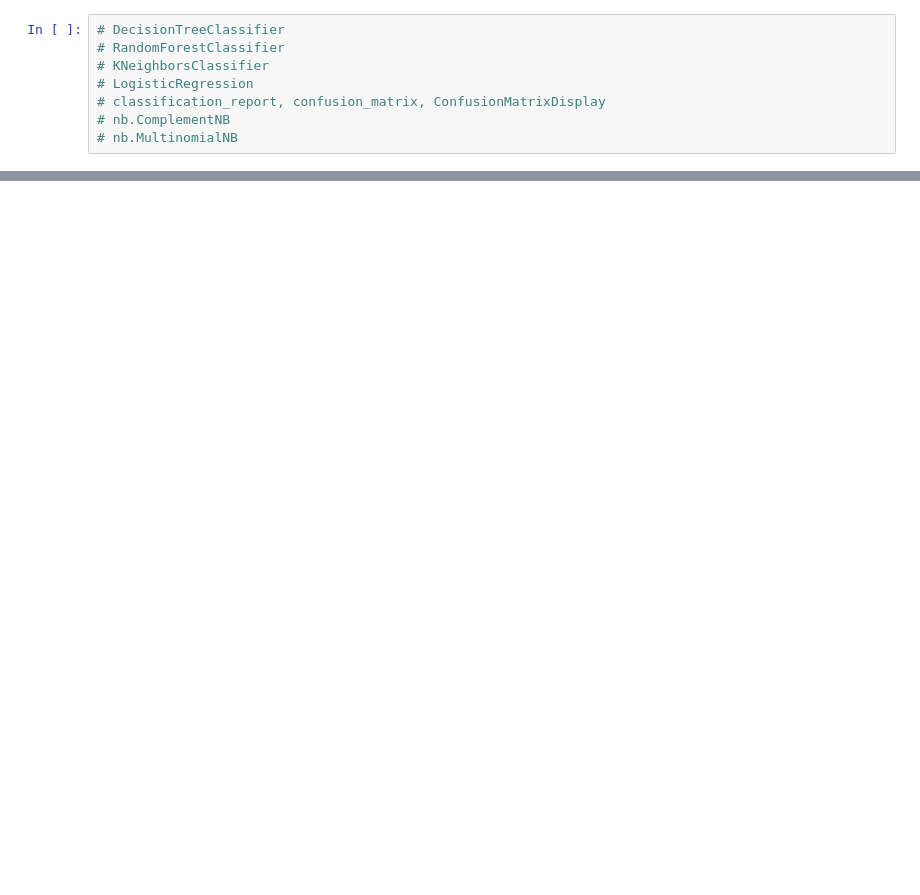
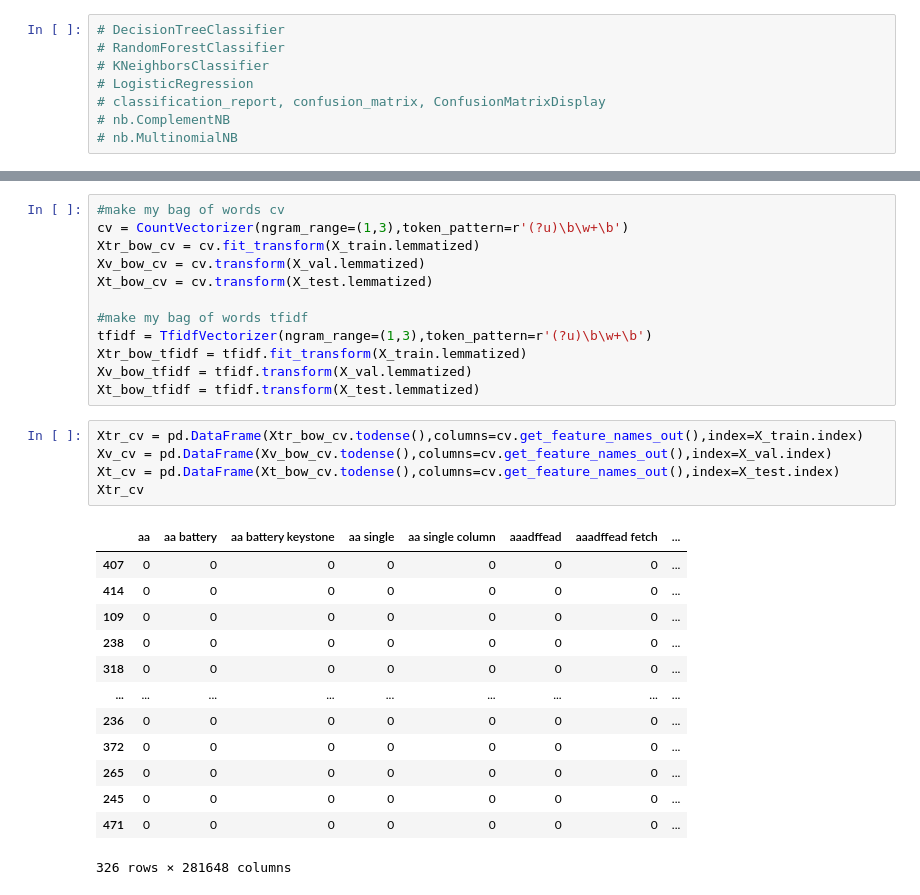
Before and after one commit to pagel-rltk/readme_tellme_repo_lang, a Jupyter notebook: tyler_modeling.ipynb, the cells around one changed output, grey strips where cells are left out. Cells and saved outputs as stored; diff of their text form; blank space fills up the shorter version.

```diff
--- a/tyler_modeling.ipynb
+++ b/tyler_modeling.ipynb
@@ -364,0 +427,31 @@ Xtr_tfidf_l_s
+# %%
+#make my bag of words cv
+cv = CountVectorizer(ngram_range=(1,3),token_pattern=r'(?u)\b\w+\b')
+Xtr_bow_cv = cv.fit_transform(X_train.lemmatized)
+Xv_bow_cv = cv.transform(X_val.lemmatized)
+Xt_bow_cv = cv.transform(X_test.lemmatized)
+
+#make my bag of words tfidf
+tfidf = TfidfVectorizer(ngram_range=(1,3),token_pattern=r'(?u)\b\w+\b')
+Xtr_bow_tfidf = tfidf.fit_transform(X_train.lemmatized)
+Xv_bow_tfidf = tfidf.transform(X_val.lemmatized)
+Xt_bow_tfidf = tfidf.transform(X_test.lemmatized)
+# %%
+Xtr_cv = pd.DataFrame(Xtr_bow_cv.todense(),columns=cv.get_feature_names_out(),index=X_train.index)
+Xv_cv = pd.DataFrame(Xv_bow_cv.todense(),columns=cv.get_feature_names_out(),index=X_val.index)
+Xt_cv = pd.DataFrame(Xt_bow_cv.todense(),columns=cv.get_feature_names_out(),index=X_test.index)
+Xtr_cv
+# %% [output]
+|  | aa | aa battery | aa battery keystone | aa single | aa single column | aaadffead | aaadffead fetch | ... |
+| 407 | 0 | 0 | 0 | 0 | 0 | 0 | 0 | ... |
+| 414 | 0 | 0 | 0 | 0 | 0 | 0 | 0 | ... |
+| 109 | 0 | 0 | 0 | 0 | 0 | 0 | 0 | ... |
+| 238 | 0 | 0 | 0 | 0 | 0 | 0 | 0 | ... |
+| 318 | 0 | 0 | 0 | 0 | 0 | 0 | 0 | ... |
+| ... | ... | ... | ... | ... | ... | ... | ... | ... |
+| 236 | 0 | 0 | 0 | 0 | 0 | 0 | 0 | ... |
+| 372 | 0 | 0 | 0 | 0 | 0 | 0 | 0 | ... |
+| 265 | 0 | 0 | 0 | 0 | 0 | 0 | 0 | ... |
+| 245 | 0 | 0 | 0 | 0 | 0 | 0 | 0 | ... |
+| 471 | 0 | 0 | 0 | 0 | 0 | 0 | 0 | ... |
+326 rows × 281648 columns
```
Also changed, not shown: parts of 36 cells of this notebook, 1 other file.
